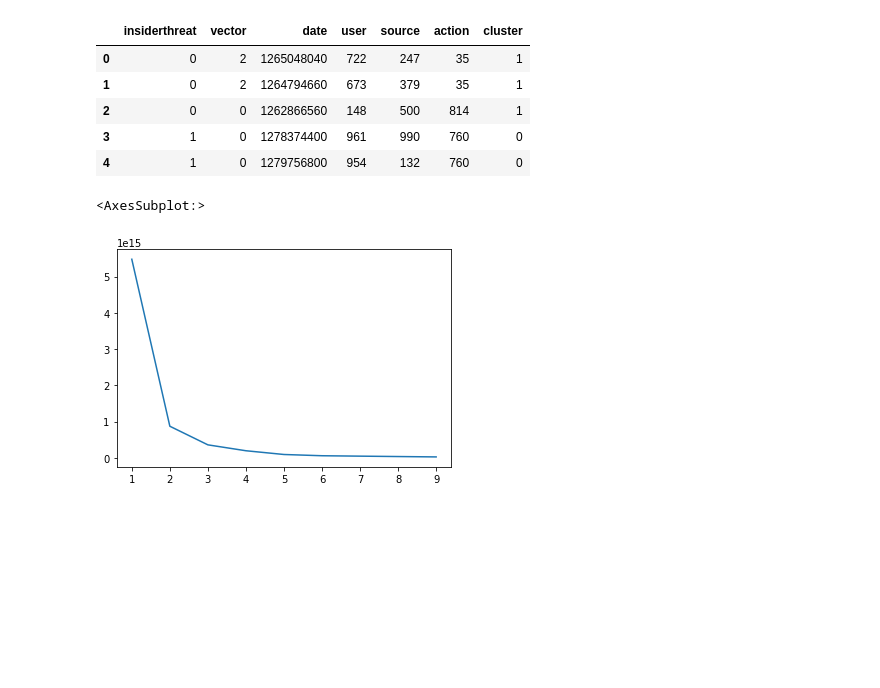
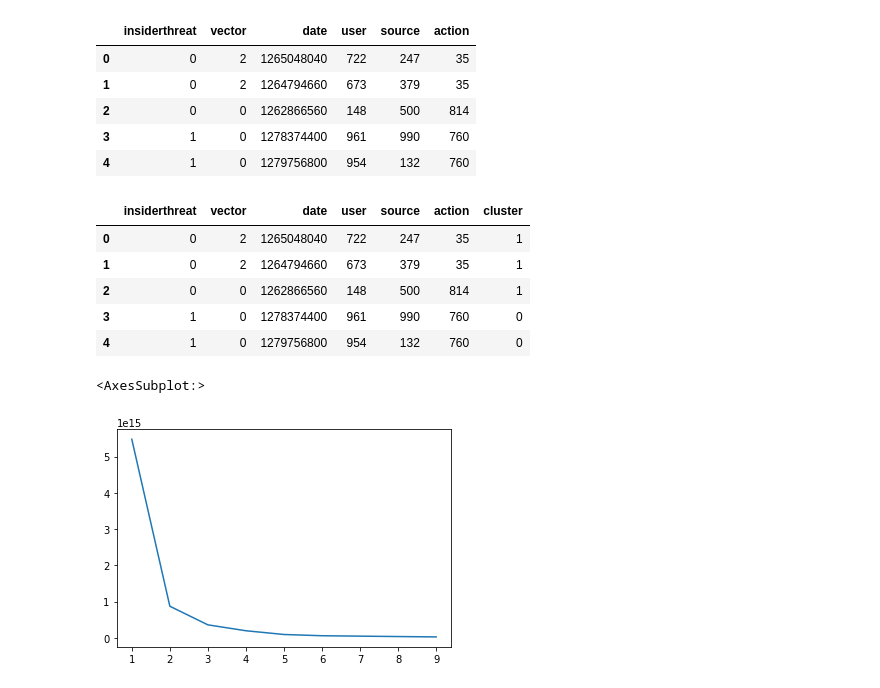
Before and after one commit to DARKS-ML/Insider-Threat-Detection-using-ML, a Jupyter notebook: model.ipynb, the cells around one changed output. Drawn from its saved outputs; the diff is of its cells as text; code cells hidden in the pictures; blank space fills up the shorter version.

Commit message:
insiderthreat csv file for model

```diff
--- a/model.ipynb
+++ b/model.ipynb
@@ -4,6 +4,14 @@ from sklearn.cluster import KMeans
 import seaborn as sns
 # %%
 df_origin = pd.read_csv('insiderthreat.csv')
+df_origin.head(5)
+# %% [output]
+|  | insiderthreat | vector | date | user | source | action |
+| 0 | 0 | 2 | 1265048040 | 722 | 247 | 35 |
+| 1 | 0 | 2 | 1264794660 | 673 | 379 | 35 |
+| 2 | 0 | 0 | 1262866560 | 148 | 500 | 814 |
+| 3 | 1 | 0 | 1278374400 | 961 | 990 | 760 |
+| 4 | 1 | 0 | 1279756800 | 954 | 132 | 760 |
 # %%
 df_origin.head()
 # %% [output]
```
